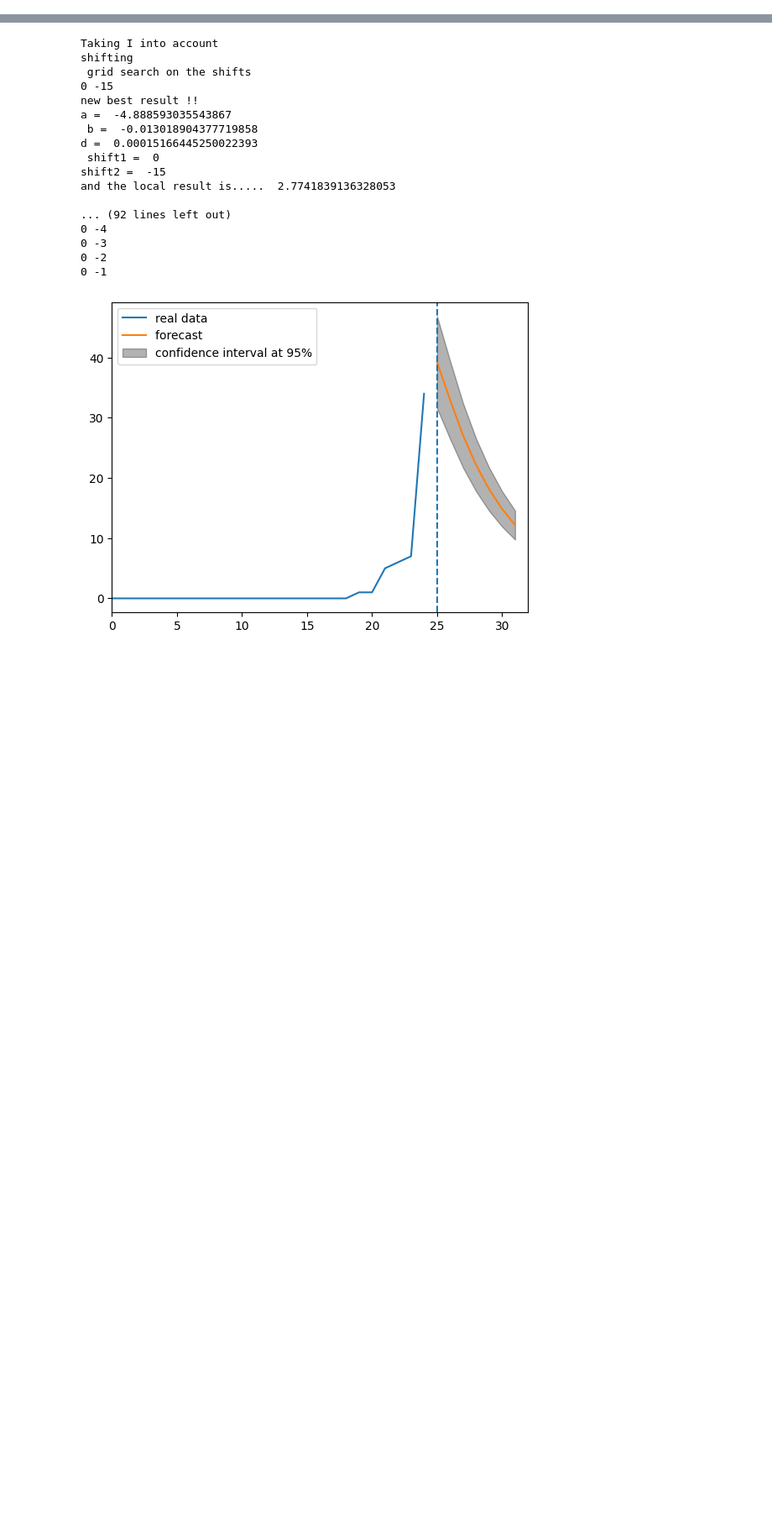
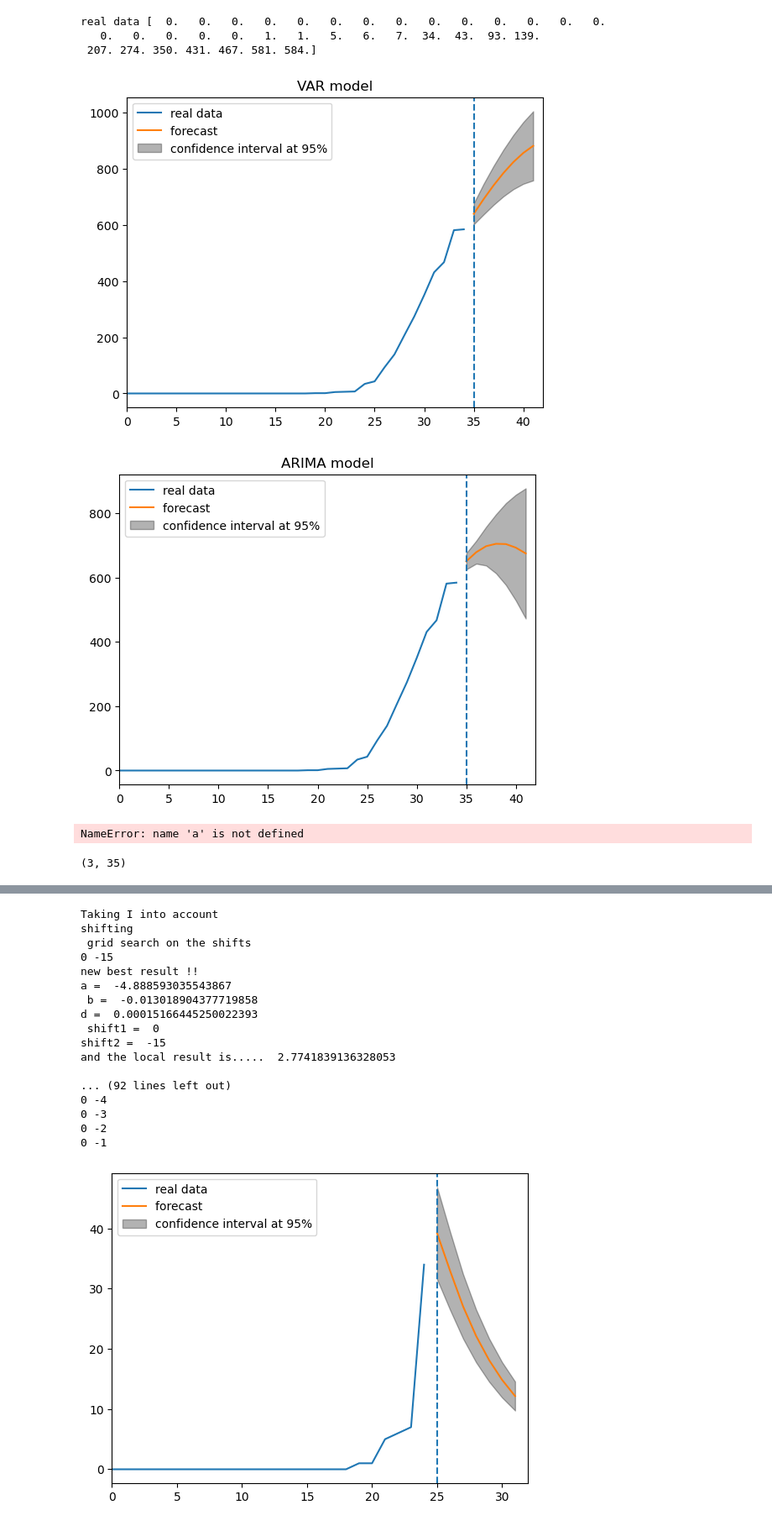
Before and after one commit to gregoirebechade/covid_internship, a Jupyter notebook: 04_exploring.ipynb, the cells around one changed output, grey strips where cells are left out. Shown at 84% size. Cells and saved outputs as stored; diff of their text form; code cells hidden in the pictures; blank space fills up the shorter version.

```diff
--- a/04_exploring.ipynb
+++ b/04_exploring.ipynb
@@ -54,7 +57,7 @@ mob_shifted=np.concatenate((np.array([ 0 for i in range(17)]), mobility))
 mob_17_days_ahead=(np.array([mob_shifted[i-17] for i in range(17, len(mob_shifted))]))
 
 
-split = 25
+split = 35
 reach=7
 deaths_train=new_deaths[:split]
 infected_train=n_infected[:split]
@@ -64,3 +67,30 @@ dates_of_pandemic_train=dates_of_pandemic[:split]
 
 
 data =np.array([ new_deaths, n_infected, mob_17_days_ahead ])
+# %%
+myvar=VAR_m()
+myvar.train(dates_of_pandemic_train, data_train)
+# plt.plot([i for i in range(len(data_train[0]))], data_train[0 ])
+# plt.plot([i for i in range(len(data_train[0]), len(data_train[0])+reach)], myvar.predict(7, 0.05)[0])
+# plt.show()
+myvar.plot(7, 0.05, title = 'VAR model')
+
+myarima=ARIMA_Model()
+myarima.train(dates_of_pandemic_train, deaths_train)
+myarima.plot(7, 0.05, title = 'ARIMA model')
+# %% [output]
+real data [  0.   0.   0.   0.   0.   0.   0.   0.   0.   0.   0.   0.   0.   0.
+   0.   0.   0.   0.   0.   1.   1.   5.   6.   7.  34.  43.  93. 139.
+ 207. 274. 350. 431. 467. 581. 584.]
+[figure, added]
+[figure, added]
+# %%
+b= myvar.predict(7 , 0.05)
+print(a)
+print(b)
+# %% [output]
+NameError: name 'a' is not defined
+# %%
+data_train.shape
+# %% [output]
+(3, 35)
```
Also changed, not shown: parts of 2 cells of this notebook, 2 other files.
